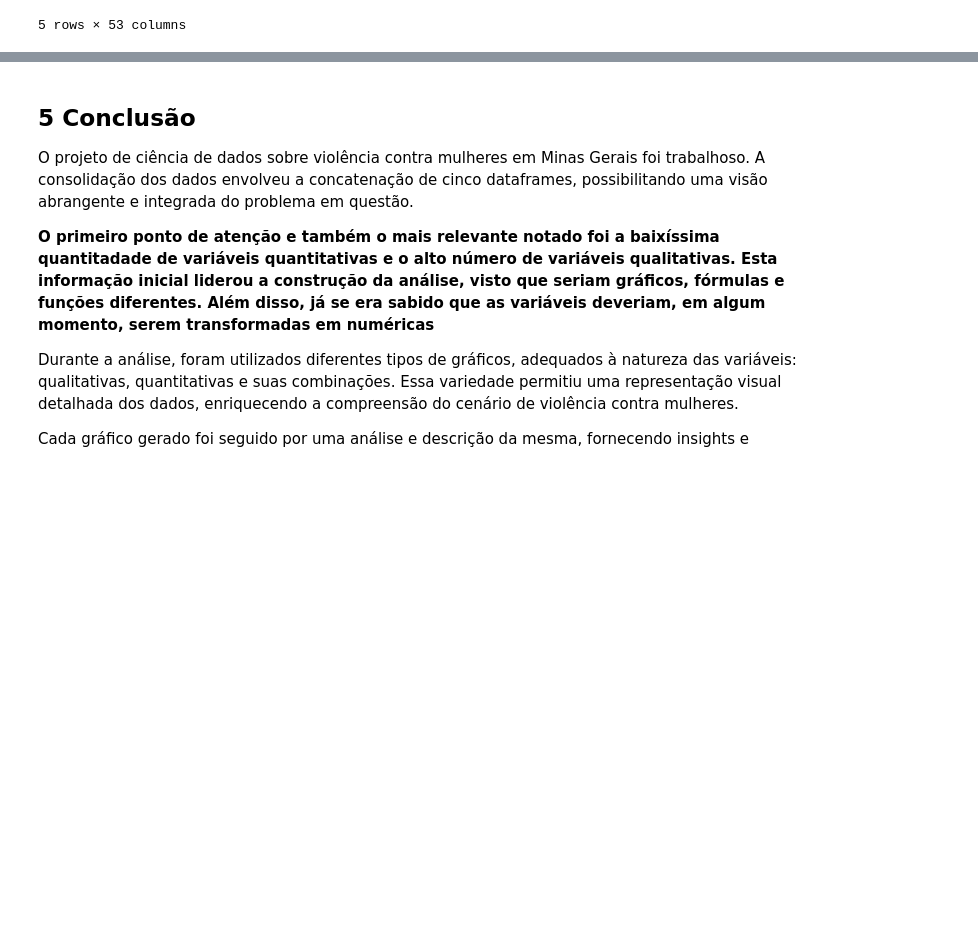
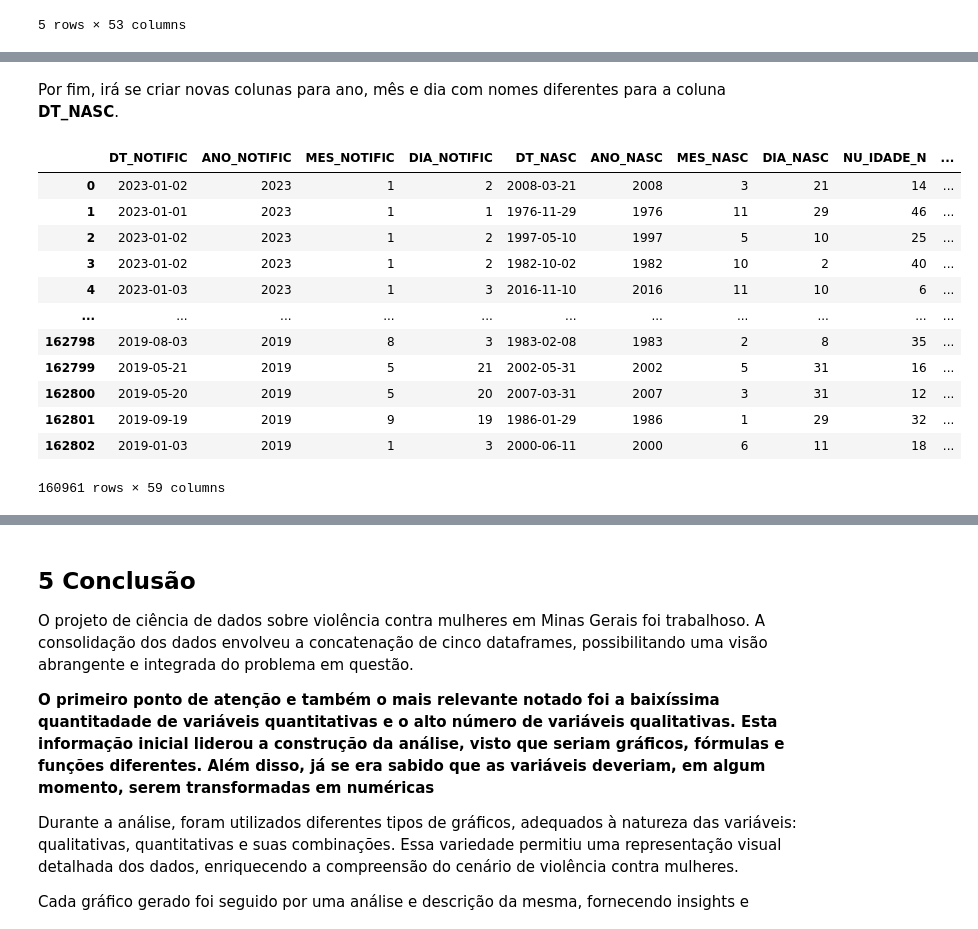
Before and after one commit to bbucalonserra/data_analysis_and_best_practices, a Jupyter notebook: Project_Woman_Violance.ipynb, the cells around one changed output, grey strips where cells are left out. Drawn from its saved outputs; the diff is of its cells as text; code cells hidden in the pictures; blank space fills up the shorter version.

```diff
--- a/Project_Woman_Violance.ipynb
+++ b/Project_Woman_Violance.ipynb
@@ -1373 +1379,50 @@ df_woman.head()
+# %%
+# Criando novas colunas para ano, mês e dia com nomes diferentes para a coluna DT_NOTIFIC
+df_woman['ANO_NOTIFIC'] = df_woman['DT_NOTIFIC'].dt.year
+df_woman['MES_NOTIFIC'] = df_woman['DT_NOTIFIC'].dt.month
+df_woman['DIA_NOTIFIC'] = df_woman['DT_NOTIFIC'].dt.day
+# %%
+# Obtendo a posição da coluna 'DT_NOTIFIC'
+pos_dt_notific = df_woman.columns.get_loc('DT_NOTIFIC')
+
+# Lista com os nomes das novas colunas na ordem desejada
+novas_colunas = ['ANO_NOTIFIC', 'MES_NOTIFIC', 'DIA_NOTIFIC']
+
+# Inserindo as novas colunas após a coluna 'DT_NOTIFIC'
+for idx, col in enumerate(novas_colunas, start=1):
+    df_woman.insert(pos_dt_notific + idx, col, df_woman.pop(col))
+# %% [markdown]
+Por fim, irá se criar novas colunas para ano, mês e dia com nomes diferentes para a coluna **DT_NASC**.
+# %%
+# Criando novas colunas para ano, mês e dia de nascimento para a coluna DT_NASC
+df_woman['ANO_NASC'] = df_woman['DT_NASC'].dt.year
+df_woman['MES_NASC'] = df_woman['DT_NASC'].dt.month
+df_woman['DIA_NASC'] = df_woman['DT_NASC'].dt.day
+# %%
+# Obtendo a posição da coluna 'DT_NASC'
+pos_dt_nasc = df_woman.columns.get_loc('DT_NASC')
+
+# Lista com os nomes das novas colunas na ordem desejada
+novas_colunas_nasc = ['ANO_NASC', 'MES_NASC', 'DIA_NASC']
+
+# Inserindo as novas colunas após a coluna 'DT_NASC'
+for idx, col in enumerate(novas_colunas_nasc, start=1):
+    df_woman.insert(pos_dt_nasc + idx, col, df_woman.pop(col))
+# %%
+# Verificação se a alteração do dataset foi realizada corretamente
+df_woman
+# %% [output]
+|  | DT_NOTIFIC | ANO_NOTIFIC | MES_NOTIFIC | DIA_NOTIFIC | DT_NASC | ANO_NASC | MES_NASC | DIA_NASC | NU_IDADE_N | ... |
+| 0 | 2023-01-02 | 2023 | 1 | 2 | 2008-03-21 | 2008 | 3 | 21 | 14 | ... |
+| 1 | 2023-01-01 | 2023 | 1 | 1 | 1976-11-29 | 1976 | 11 | 29 | 46 | ... |
+| 2 | 2023-01-02 | 2023 | 1 | 2 | 1997-05-10 | 1997 | 5 | 10 | 25 | ... |
+| 3 | 2023-01-02 | 2023 | 1 | 2 | 1982-10-02 | 1982 | 10 | 2 | 40 | ... |
+| 4 | 2023-01-03 | 2023 | 1 | 3 | 2016-11-10 | 2016 | 11 | 10 | 6 | ... |
+| ... | ... | ... | ... | ... | ... | ... | ... | ... | ... | ... |
+| 162798 | 2019-08-03 | 2019 | 8 | 3 | 1983-02-08 | 1983 | 2 | 8 | 35 | ... |
+| 162799 | 2019-05-21 | 2019 | 5 | 21 | 2002-05-31 | 2002 | 5 | 31 | 16 | ... |
+| 162800 | 2019-05-20 | 2019 | 5 | 20 | 2007-03-31 | 2007 | 3 | 31 | 12 | ... |
+| 162801 | 2019-09-19 | 2019 | 9 | 19 | 1986-01-29 | 1986 | 1 | 29 | 32 | ... |
+| 162802 | 2019-01-03 | 2019 | 1 | 3 | 2000-06-11 | 2000 | 6 | 11 | 18 | ... |
+160961 rows × 59 columns
 # %% [markdown]
```
Also changed, not shown: parts of 11 cells of this notebook.
